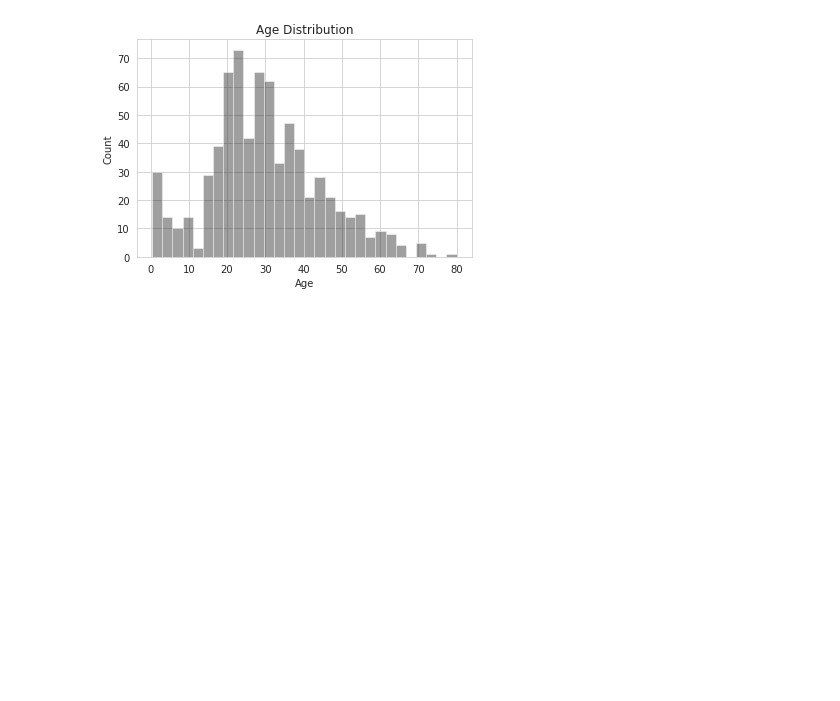
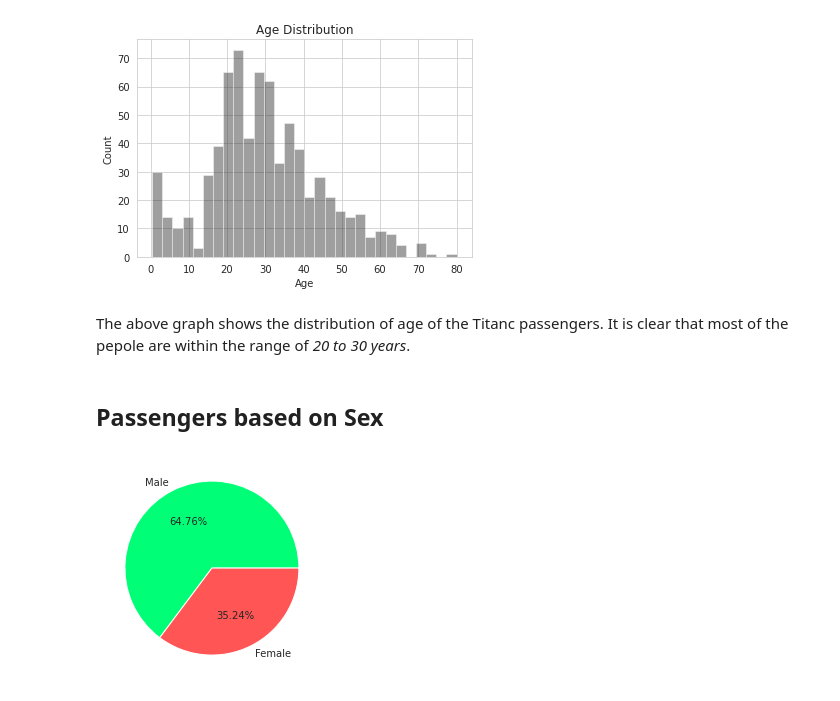
Before and after one commit to N-eeraj/titanic_data-eda, a Jupyter notebook: Titanic Dataset - EDA.ipynb, the cells around one changed output. Cells and saved outputs as stored; diff of their text form; code cells hidden in the pictures; blank space fills up the shorter version.

```diff
--- a/Titanic Dataset - EDA.ipynb
+++ b/Titanic Dataset - EDA.ipynb
@@ -146,3 +146,13 @@ survivalRateAge.set_title("Age Distribution")
 # %% [output]
 Text(0.5, 1.0, 'Age Distribution')
 [figure]
+# %% [markdown]
+The above graph shows the distribution of age of the Titanc passengers.
+It is clear that most of the pepole are within the range of *20 to 30 years*.
+# %% [markdown]
+## Passengers based on Sex
+# %%
+plt.pie(df.Sex.value_counts(), labels = ["Male", "Female"], autopct = "%1.2f%%", colors = ["#0F7", "#F55"])
+plt.show()
+# %% [output]
+[figure, added]
```
Also changed, not shown: parts of 18 cells of this notebook.
